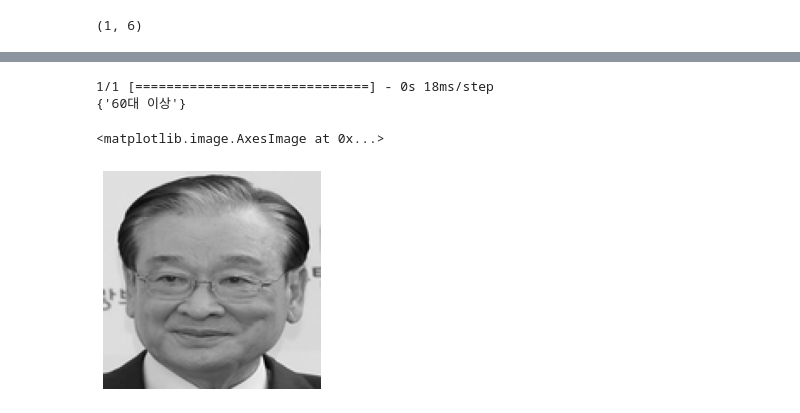
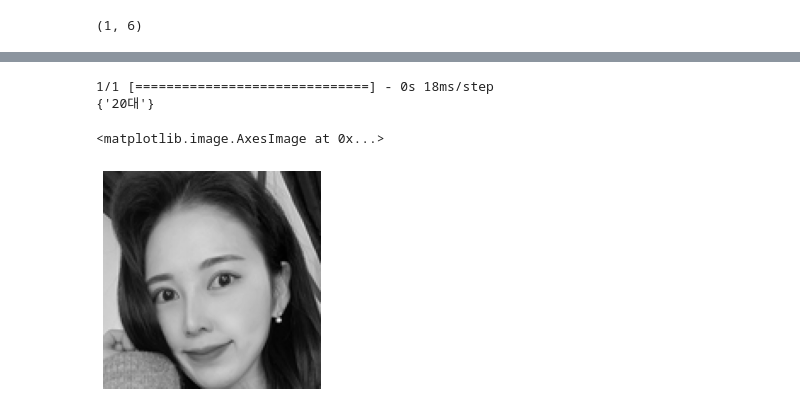
Before and after one commit to AIVLE-BigProject-15/Kiisu-FaceAgeRecognition, a Jupyter notebook: Age Prediction - CNN.ipynb, the cells around one changed output, grey strips where cells are left out. Drawn from its saved outputs; the diff is of its cells as text; code cells hidden in the pictures.

```diff
--- a/Age Prediction - CNN.ipynb
+++ b/Age Prediction - CNN.ipynb
@@ -97,3 +97,14 @@ df
 | 23706 | /content/drive/MyDrive/bigpro1231... | 0 |
 | 23707 | /content/drive/MyDrive/bigpro1231... | 0 |
 23708 rows × 2 columns
+# %%
+
+df.loc[23708]=['/content/drive/MyDrive/bigpro12313/face/test4.jpg',1]
+df.loc[23709]=['/content/drive/MyDrive/bigpro12313/face/test6.jpg',1]
+df.loc[23710]=['/content/drive/MyDrive/bigpro12313/face/test7.jpg',1]
+df.loc[23711]=['/content/drive/MyDrive/bigpro12313/face/test8.jpg',1]
+df.loc[23712]=['/content/drive/MyDrive/bigpro12313/face/test9.jpg',1]
+df.loc[23713]=['/content/drive/MyDrive/bigpro12313/face/test10.PNG',5]
+df.loc[23714]=['/content/drive/MyDrive/bigpro12313/face/test11.jpg',3]
+df.loc[23715]=['/content/drive/MyDrive/bigpro12313/face/test12.jpg',4]
+df.loc[23716]=['/content/drive/MyDrive/bigpro12313/face/test13.jpg',4]
@@ -106,5 +131,5 @@ df['image'][0]
 # %%
-img = Image.open(df['image'][0])
+img = Image.open(df['image'][23708])
 plt.axis('off')
 plt.imshow(img);
 # %% [output]
@@ -185,7 +210,7 @@ dense_2 = Dense(256, activation='relu') (flatten)
 
 dropout_2 = Dropout(0.3) (dense_2)
 
-output_2 = Dense(6, activation='relu', name='age_out') (dropout_2)
+output_2 = Dense(6, activation='sigmoid', name='age_out') (dropout_2)
 
 model = Model(inputs=[inputs], outputs=[output_2])
 
@@ -205,4 +250,4 @@ plot_model(model)
 # %%
 # train model
-history = model.fit(x=X, y=y_age, batch_size=32, epochs=100, validation_split=0.2, callbacks=[es])
+history = model.fit(x=X, y=y_age, batch_size=32, epochs=20, validation_split=0.2)
 # %% [output]
@@ -289,27 +325,28 @@ plt.imshow(X[0].reshape(128, 128), cmap='gray')
 <matplotlib.image.AxesImage at 0x...>
 [figure]
 # %%
+
 features = []
-img = tf.keras.utils.load_img('/content/drive/MyDrive/bigpro12313/face/test10.PNG', grayscale=True)
+img = tf.keras.utils.load_img('/content/drive/MyDrive/bigpro12313/face/test14.jpg', grayscale=True)
 img = img.resize((128, 128), Image.ANTIALIAS)
 img = np.array(img)
 features.append(img)
 features = np.array(features)
 # ignore this step if using RGB
 features = features.reshape(len(features), 128, 128, 1)
 features=features/255.0
 
 pred = model.predict(features[0].reshape(1, 128, 128, 1))
 pred_array = np.zeros(shape=(pred.shape[0], pred.shape[1]))
 pred_array[0][pred.argmax()] = 1
 
 
 
 print({character[pred_array[0].argmax()]})
 plt.axis('off')
 plt.imshow(features[0].reshape(128, 128), cmap='gray')
 # %% [output]
 1/1 [==============================] - 0s 18ms/step
-{'60대 이상'}
+{'20대'}
 <matplotlib.image.AxesImage at 0x...>
-[figure, old version]
+[figure, new version]
```
Also changed, not shown: parts of 14 cells of this notebook, 3 other files.
